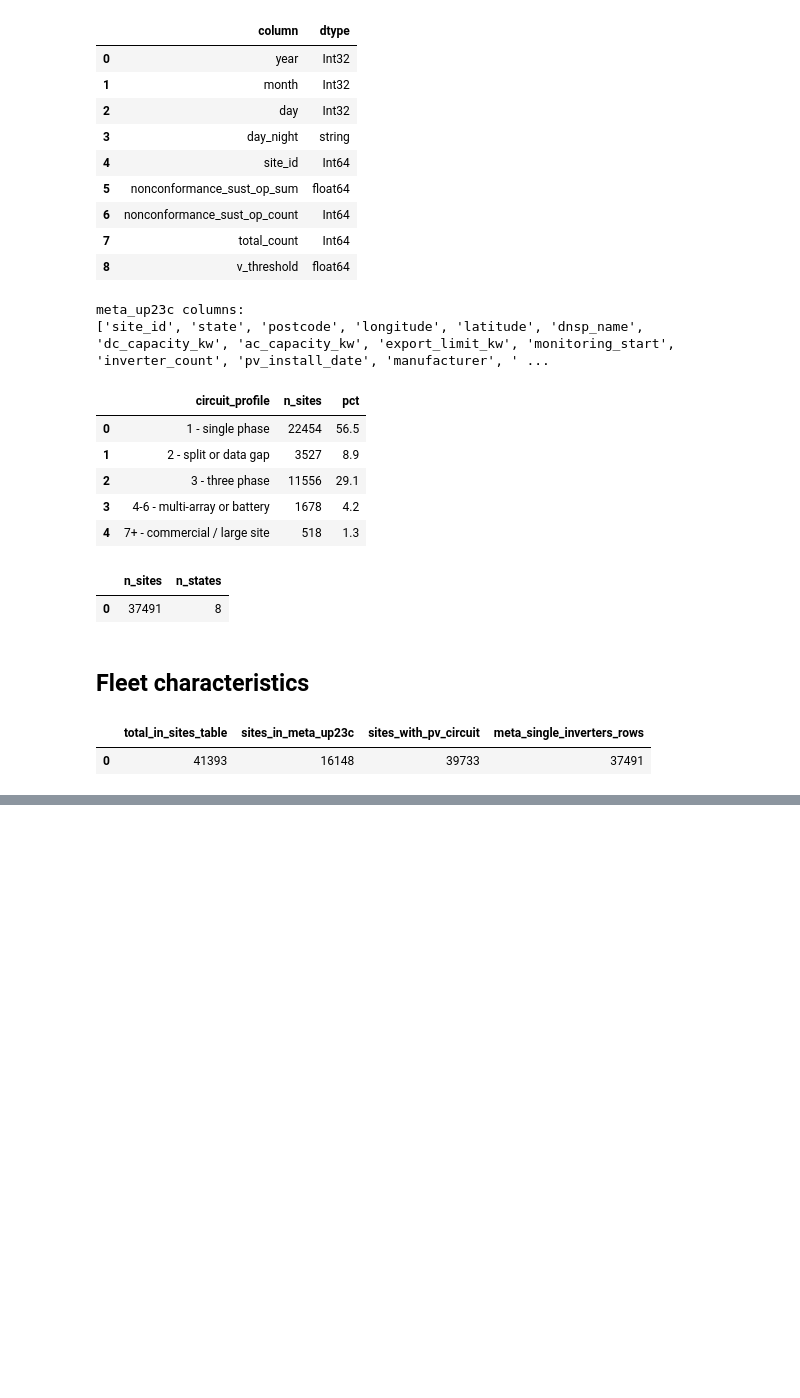
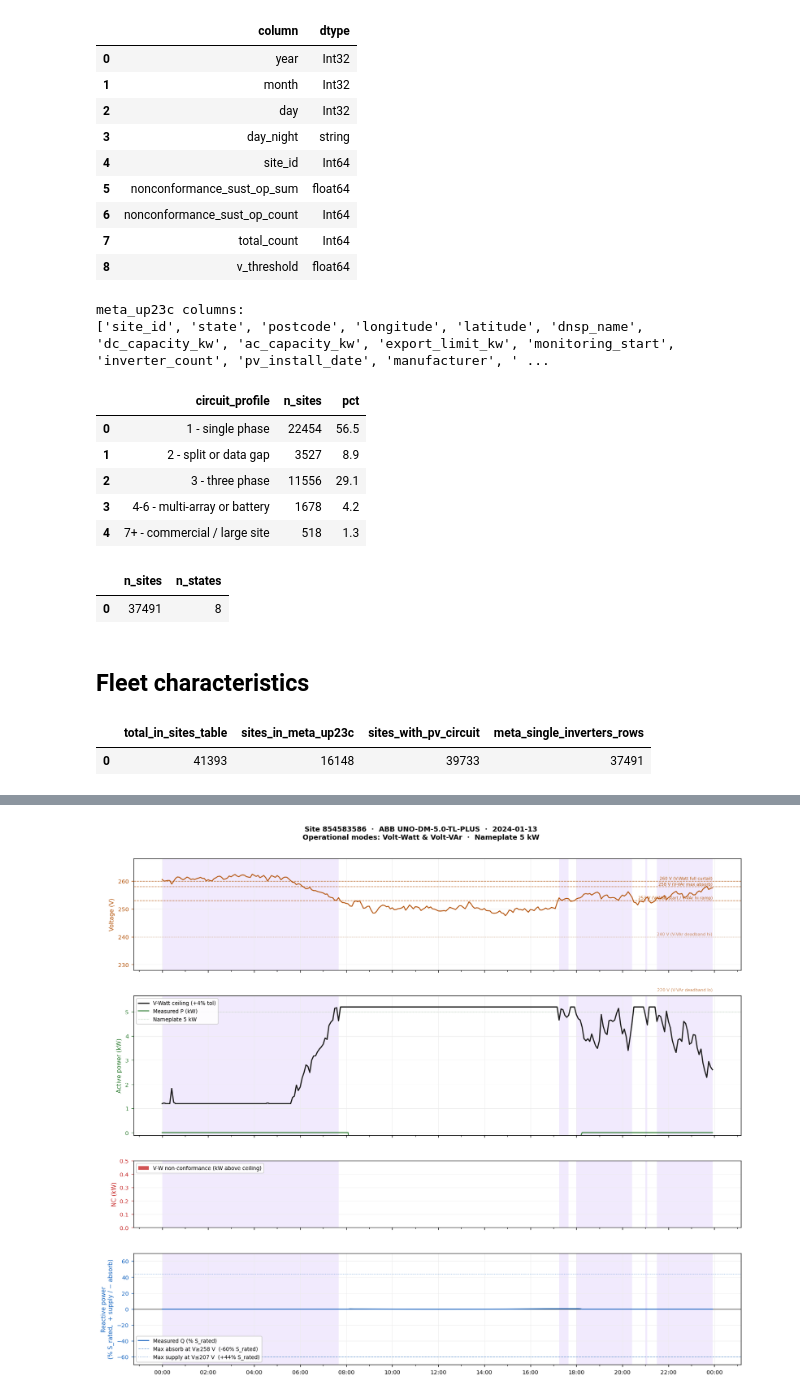
Before and after one commit to UNSW-CEEM/CICCADA, a Jupyter notebook: bms_sa_review/data_query/01_data_exploration.ipynb, the cells around one changed output, grey strips where cells are left out. Saved outputs shown, nothing was run; the diff lists cells and outputs as text; code cells hidden in the pictures; blank space fills up the shorter version.

```diff
--- a/bms_sa_review/data_query/01_data_exploration.ipynb
+++ b/bms_sa_review/data_query/01_data_exploration.ipynb
@@ -819,0 +911,11 @@ else:
+# %%
+# =============================================================================
+# Plot functions
+# =============================================================================
+import matplotlib.pyplot as plt
+import matplotlib.dates as mdates
+import matplotlib.patches as mpatches
+
+def _strip_tz(series):
+    """Remove timezone label without shifting values (required for fill_between)."""
+    return series.dt.tz_localize(None)
@@ -819,0 +1222,69 @@ else:
+# %%
+# =============================================================================
+# Pick a day and plot
+# =============================================================================
+# OPTION A — let the notebook auto-pick the best high-voltage day:
+#   Leave OVERRIDE_DATE = None.
+#   When PLOT_MONTH is None (full-year mode) it picks the day with the most
+#   high-voltage intervals from the smart day picker above.
+#   When PLOT_MONTH is set it defaults to the 7th of that month.
+#
+# OPTION B — name a specific date:
+#   Set OVERRIDE_DATE = "YYYY-MM-DD" (string).
+#   This bypasses auto-selection entirely.
+#
+# PLOT_TYPE is inherited from the config cell ("operational" or "protective").
+# You can override it here for a one-off.
+# =============================================================================
+
+import matplotlib.pyplot as plt
+
+OVERRIDE_DATE = None          # e.g. "2024-01-07" __ set this to pin a date
+
+if OVERRIDE_DATE is not None:
+    # Option B: explicit date
+    zoom_date = OVERRIDE_DATE
+    print(f"Using manually specified date: {zoom_date}")
+
+elif PLOT_MONTH is None:
+    # ── Option A, full-year mode: auto-pick from days_with_events
+    if not days_with_events.empty:
+        _best_date = days_with_events.index[0]      # datetime.date of top day
+        zoom_date  = str(_best_date)
+    else:
+        zoom_date = f"{PLOT_YEAR}-01-01"
+    print(f"PLOT_MONTH is None (full-year mode) — auto-selected zoom_date: {zoom_date}")
+
+else:
+    # Option A, single-month mode: default to 7th of that month
+    zoom_date = f"{PLOT_YEAR}-{PLOT_MONTH:02d}-07"  # <-- change day number here
+    print(f"Using default day-of-month: {zoom_date}")
+
+# filter to the chosen day
+mask   = df["t_stamp_aest"].dt.date == pd.Timestamp(zoom_date).date()
+df_day = df[mask].copy()
+
+if df_day.empty:
+    print(f"No data for {zoom_date}.")
+    print("Dates with data:", sorted(df["t_stamp_aest"].dt.date.unique())[:10])
+else:
+    # Derive Q_kvar if not already present
+    # (energy_reactive is var·h per 5-min interval; ×12 converts to kvar)
+    if "Q_kvar" not in df_day.columns and "energy_reactive" in df_day.columns:
+        df_day["Q_kvar"] = df_day["energy_reactive"] / 1000 * 12
+
+    plot_kwargs = dict(
+        df_day         = df_day,
+        site_id        = chosen_site_id,
+        ac_capacity_kw = chosen_cap,
+        zoom_date      = zoom_date,
+        as4777         = AS4777,
+        manufacturer   = chosen_mfr,
+    )
+    if PLOT_TYPE == "operational":
+        plot_operational(**plot_kwargs)
+    elif PLOT_TYPE == "protective":
+        plot_protective(**plot_kwargs)
+    else:
+        print(f"Unknown PLOT_TYPE '{PLOT_TYPE}'. Use 'operational' or 'protective'.")
+# %% [output]
@@ -819,0 +1292 @@ else:
+[figure, added]
```
Also changed, not shown: parts of 26 cells of this notebook, 4 other files.
